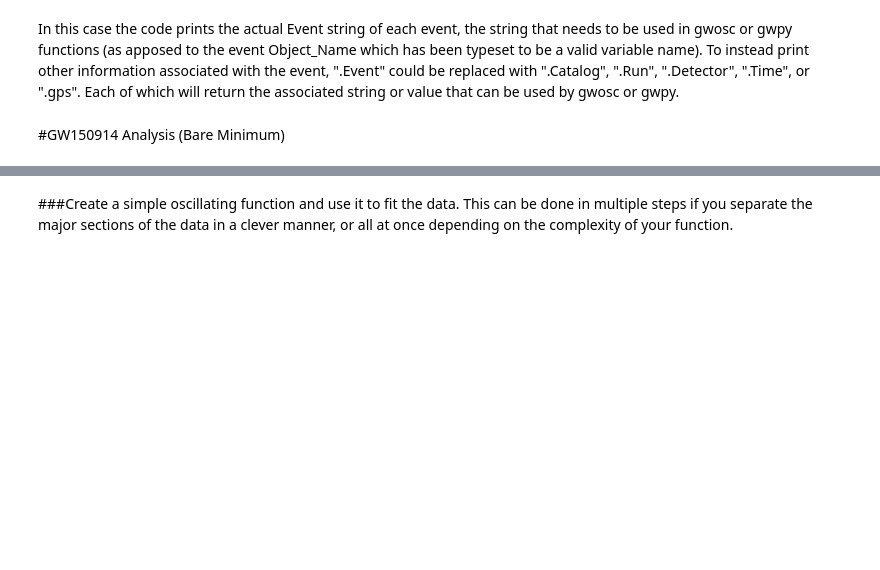
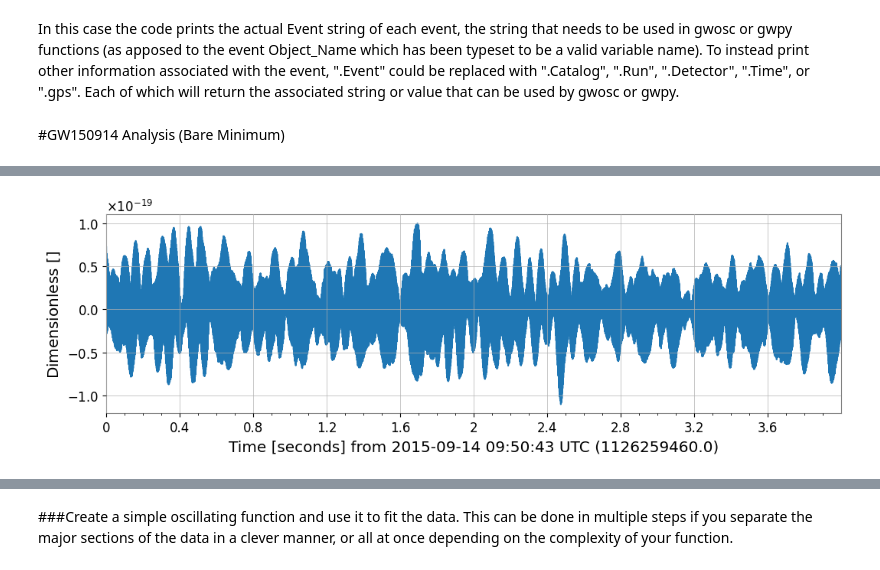
Before and after one commit to Sasa-fras/odw, a Jupyter notebook: Lab2.ipynb, the cells around one changed output, grey strips where cells are left out. Saved outputs shown, nothing was run; the diff lists cells and outputs as text; code cells hidden in the pictures; blank space fills up the shorter version.

```diff
--- a/Lab2.ipynb
+++ b/Lab2.ipynb
@@ -221,0 +280,15 @@ Be methodical and take your time with this, trying many different ways to clean
+# %%
+# Use a high-pass filter to remove low-frequency noise that is not relevant to the gravitational wave signal
+# Apply a high-pass filter to the L1data TimeSeries object to remove low-frequency noise below 15 Hz
+
+# Define the high-pass filter frequency
+high_pass_frequency = 15.0
+
+# Apply the high-pass filter to the L1data TimeSeries object
+L1data_filtered = L1data.highpass(high_pass_frequency)
+
+# Plot the filtered data to visualize the effect of the filter
+plot = L1data_filtered.plot()
+plot.show()
+# %% [output]
+[figure, added]
```
Also changed, not shown: parts of 28 cells of this notebook.
